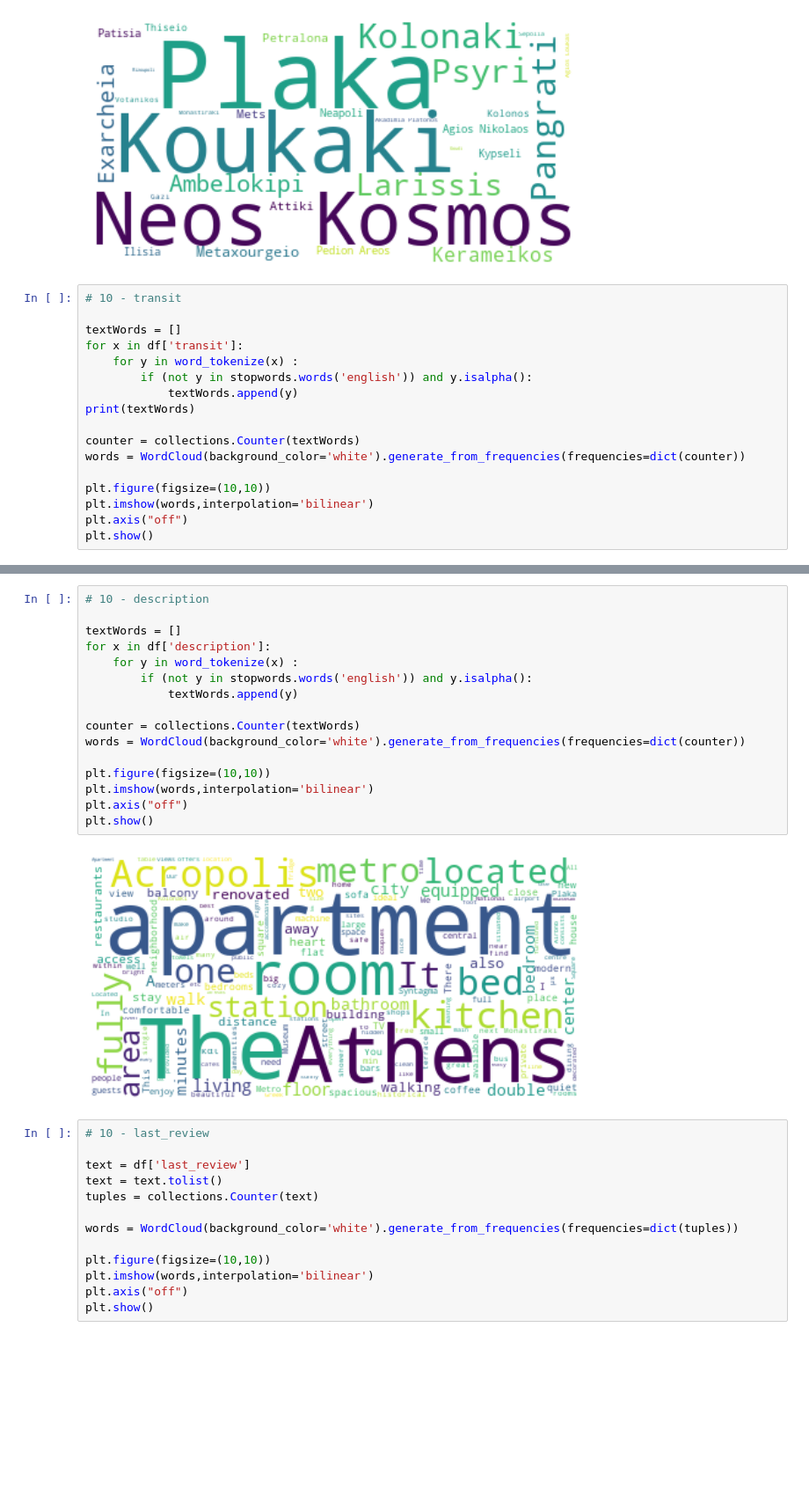
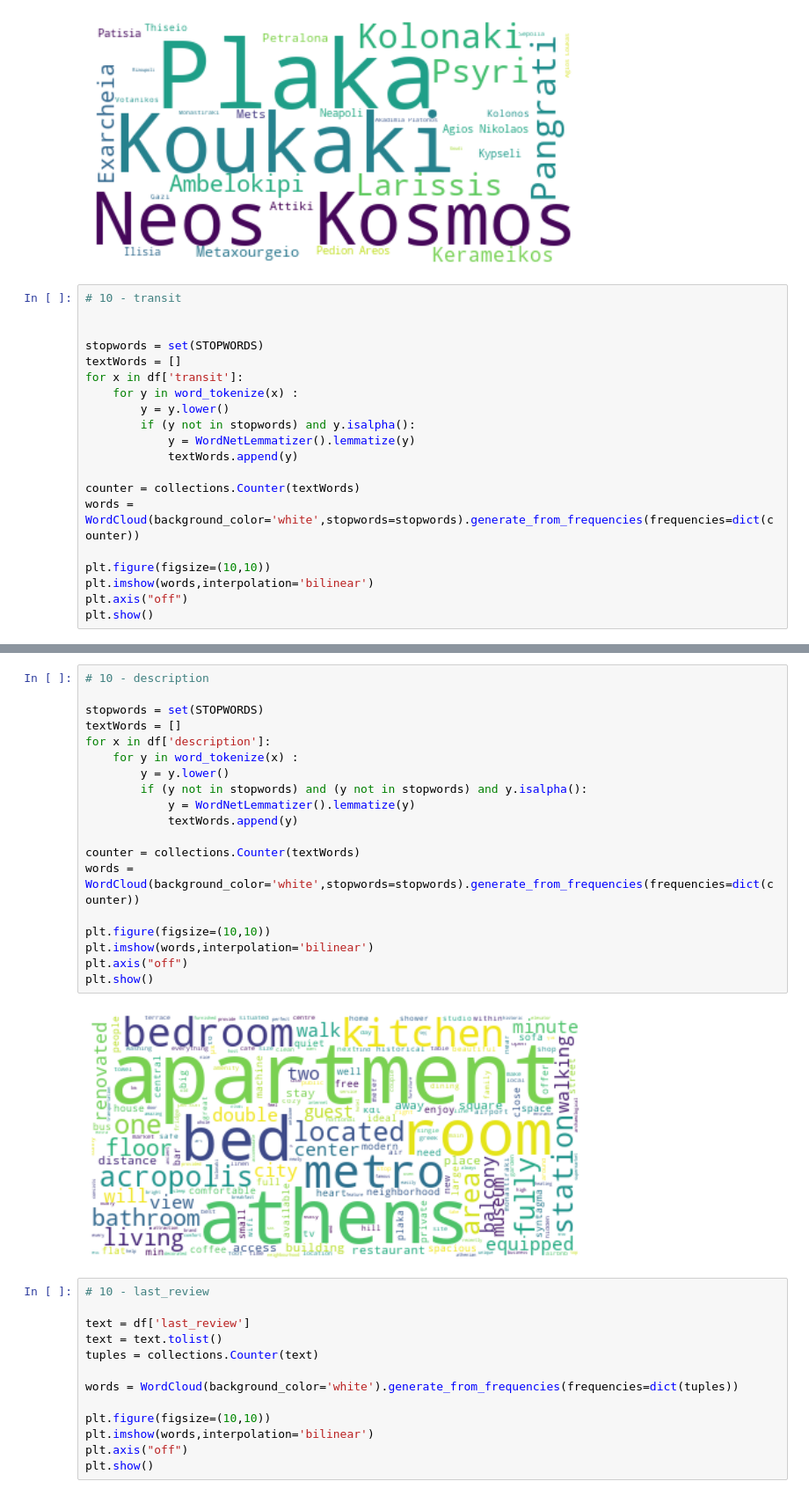
Before and after one commit to Myrto-Iglezou/Airbnb-Data-Analysis-, a Jupyter notebook: dm_project_1.ipynb, the cells around one changed output, grey strips where cells are left out. Shown at 88% size. Drawn from its saved outputs; the diff is of its cells as text; blank space fills up the shorter version.

```diff
--- a/dm_project_1.ipynb
+++ b/dm_project_1.ipynb
@@ -218,15 +221,18 @@ plt.show()
 # %%
 # 10 - transit
 
+
+stopwords = set(STOPWORDS)
 textWords = []
 for x in df['transit']:
     for y in word_tokenize(x) :
-        if (not y in stopwords.words('english')) and y.isalpha():
+        y = y.lower()
+        if (y not in stopwords) and y.isalpha():
+            y = WordNetLemmatizer().lemmatize(y)
             textWords.append(y)
-print(textWords)
 
 counter = collections.Counter(textWords)
-words = WordCloud(background_color='white').generate_from_frequencies(frequencies=dict(counter))
+words = WordCloud(background_color='white',stopwords=stopwords).generate_from_frequencies(frequencies=dict(counter))
 
 plt.figure(figsize=(10,10))
 plt.imshow(words,interpolation='bilinear')
@@ -238,21 +243,24 @@ thin', 'minutes', 'walking', 'distance', 'Both', 'train', 'subway', 'take', 'dir
 # %%
 # 10 - description
 
+stopwords = set(STOPWORDS)
 textWords = []
 for x in df['description']:
     for y in word_tokenize(x) :
-        if (not y in stopwords.words('english')) and y.isalpha():
+        y = y.lower()
+        if (y not in stopwords) and (y not in stopwords) and y.isalpha():
+            y = WordNetLemmatizer().lemmatize(y)
             textWords.append(y)
 
 counter = collections.Counter(textWords)
-words = WordCloud(background_color='white').generate_from_frequencies(frequencies=dict(counter))
+words = WordCloud(background_color='white',stopwords=stopwords).generate_from_frequencies(frequencies=dict(counter))
 
 plt.figure(figsize=(10,10))
 plt.imshow(words,interpolation='bilinear')
 plt.axis("off")
 plt.show()
 # %% [output]
-[figure, old version]
+[figure, new version]
 # %%
 # 10 - last_review
 
```
Also changed, not shown: parts of 2 cells of this notebook.
